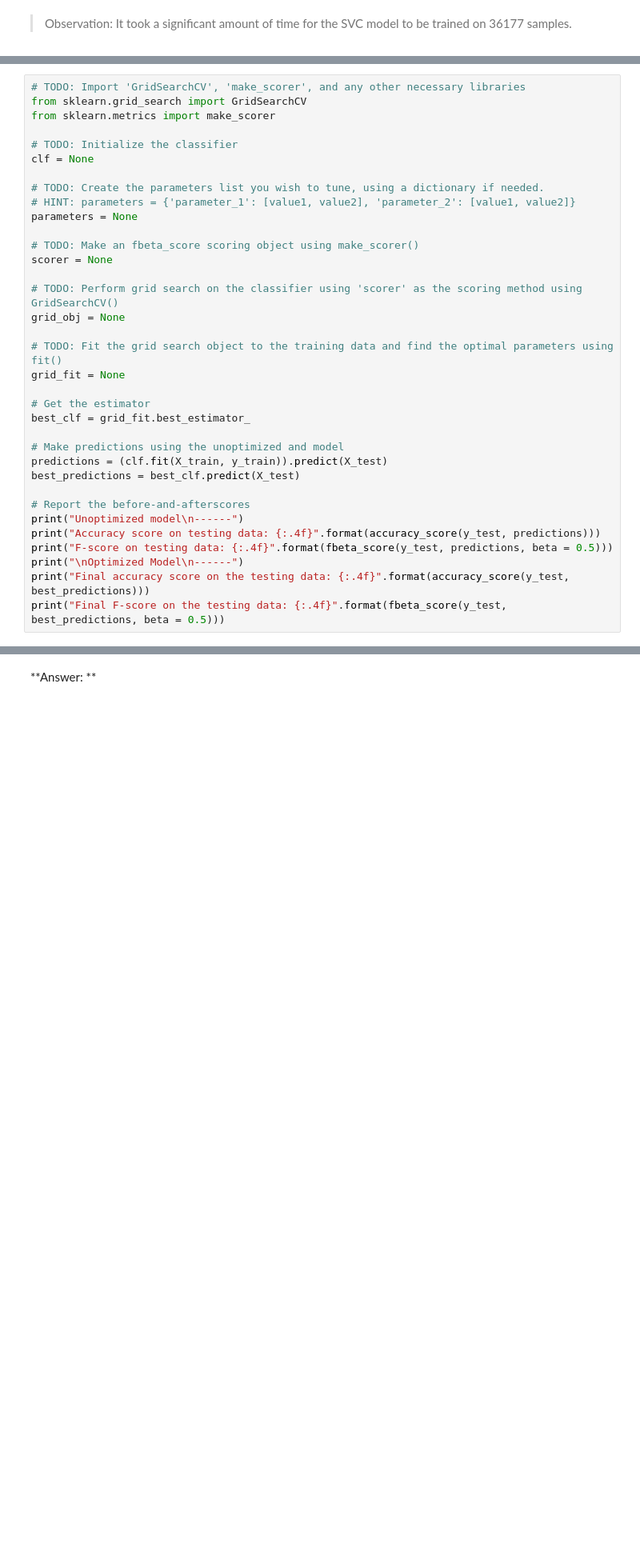
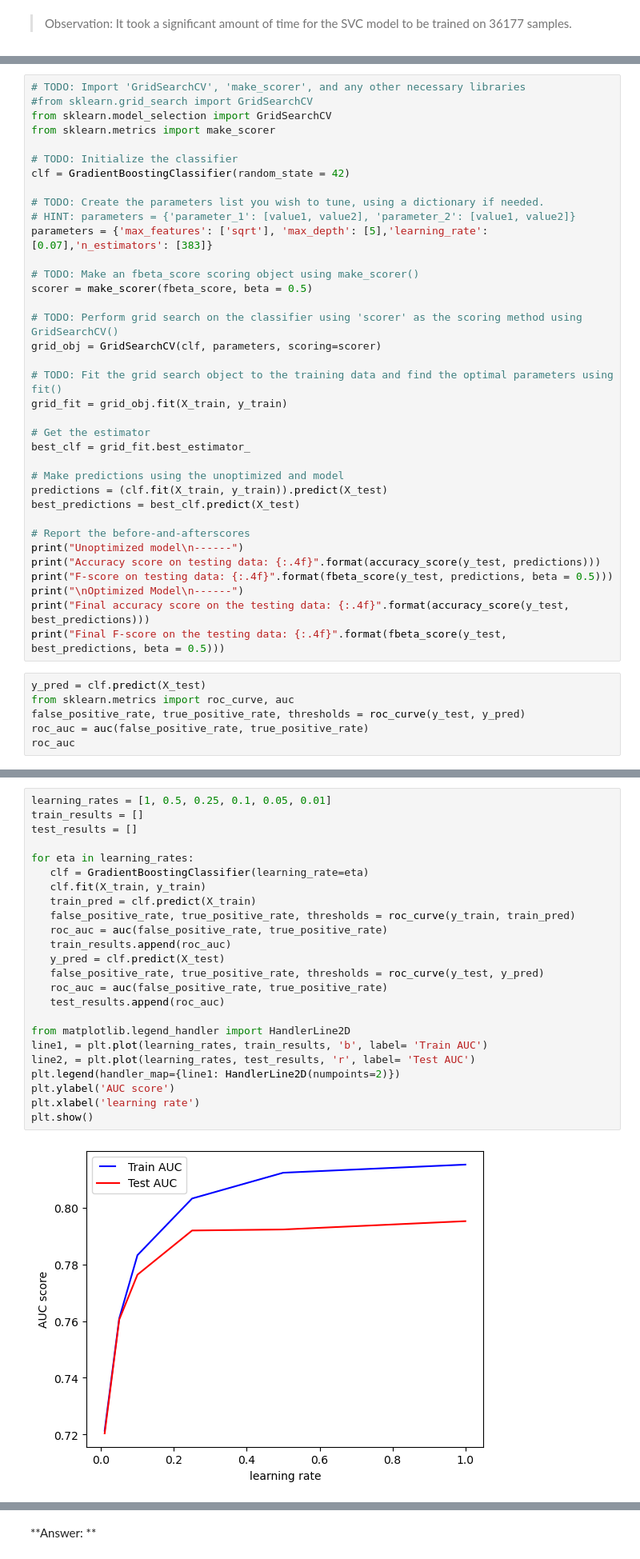
Before and after one commit to LaurenBjostad/supervised-ML-donor-project, a Jupyter notebook: finding_donors.ipynb, the cells around one changed output, grey strips where cells are left out. Shown at 80% size. Saved outputs shown, nothing was run; the diff lists cells and outputs as text; blank space fills up the shorter version.

```diff
--- a/finding_donors.ipynb
+++ b/finding_donors.ipynb
@@ -527,24 +529,25 @@ Fine tune the chosen model. Use grid search (`GridSearchCV`) with at least one i
 **Note:** Depending on the algorithm chosen and the parameter list, the following implementation may take some time to run!
 # %%
 # TODO: Import 'GridSearchCV', 'make_scorer', and any other necessary libraries
-from sklearn.grid_search import GridSearchCV
+#from sklearn.grid_search import GridSearchCV
+from sklearn.model_selection import GridSearchCV
 from sklearn.metrics import make_scorer
 
 # TODO: Initialize the classifier
-clf = None
+clf = GradientBoostingClassifier(random_state = 42)
 
 # TODO: Create the parameters list you wish to tune, using a dictionary if needed.
 # HINT: parameters = {'parameter_1': [value1, value2], 'parameter_2': [value1, value2]}
-parameters = None
+parameters = {'max_features': ['sqrt'], 'max_depth': [5],'learning_rate': [0.07],'n_estimators': [383]}
 
 # TODO: Make an fbeta_score scoring object using make_scorer()
-scorer = None
+scorer = make_scorer(fbeta_score, beta = 0.5)
 
 # TODO: Perform grid search on the classifier using 'scorer' as the scoring method using GridSearchCV()
-grid_obj = None
+grid_obj = GridSearchCV(clf, parameters, scoring=scorer)
 
 # TODO: Fit the grid search object to the training data and find the optimal parameters using fit()
-grid_fit = None
+grid_fit = grid_obj.fit(X_train, y_train)
 
 # Get the estimator
 best_clf = grid_fit.best_estimator_
@@ -560,3 +563,9 @@ print("F-score on testing data: {:.4f}".format(fbeta_score(y_test, predictions,
 print("\nOptimized Model\n------")
 print("Final accuracy score on the testing data: {:.4f}".format(accuracy_score(y_test, best_predictions)))
 print("Final F-score on the testing data: {:.4f}".format(fbeta_score(y_test, best_predictions, beta = 0.5)))
+# %%
+y_pred = clf.predict(X_test)
+from sklearn.metrics import roc_curve, auc
+false_positive_rate, true_positive_rate, thresholds = roc_curve(y_test, y_pred)
+roc_auc = auc(false_positive_rate, true_positive_rate)
+roc_auc
@@ -562,0 +574,26 @@ print("Final F-score on the testing data: {:.4f}".format(fbeta_score(y_test, bes
+# %%
+learning_rates = [1, 0.5, 0.25, 0.1, 0.05, 0.01]
+train_results = []
+test_results = []
+
+for eta in learning_rates:
+   clf = GradientBoostingClassifier(learning_rate=eta)
+   clf.fit(X_train, y_train)
+   train_pred = clf.predict(X_train)
+   false_positive_rate, true_positive_rate, thresholds = roc_curve(y_train, train_pred)
+   roc_auc = auc(false_positive_rate, true_positive_rate)
+   train_results.append(roc_auc)
+   y_pred = clf.predict(X_test)
+   false_positive_rate, true_positive_rate, thresholds = roc_curve(y_test, y_pred)
+   roc_auc = auc(false_positive_rate, true_positive_rate)
+   test_results.append(roc_auc)
+
+from matplotlib.legend_handler import HandlerLine2D
+line1, = plt.plot(learning_rates, train_results, 'b', label= 'Train AUC')
+line2, = plt.plot(learning_rates, test_results, 'r', label= 'Test AUC')
+plt.legend(handler_map={line1: HandlerLine2D(numpoints=2)})
+plt.ylabel('AUC score')
+plt.xlabel('learning rate')
+plt.show()
+# %% [output]
+[figure, added]
```
Also changed, not shown: parts of 11 cells of this notebook.
